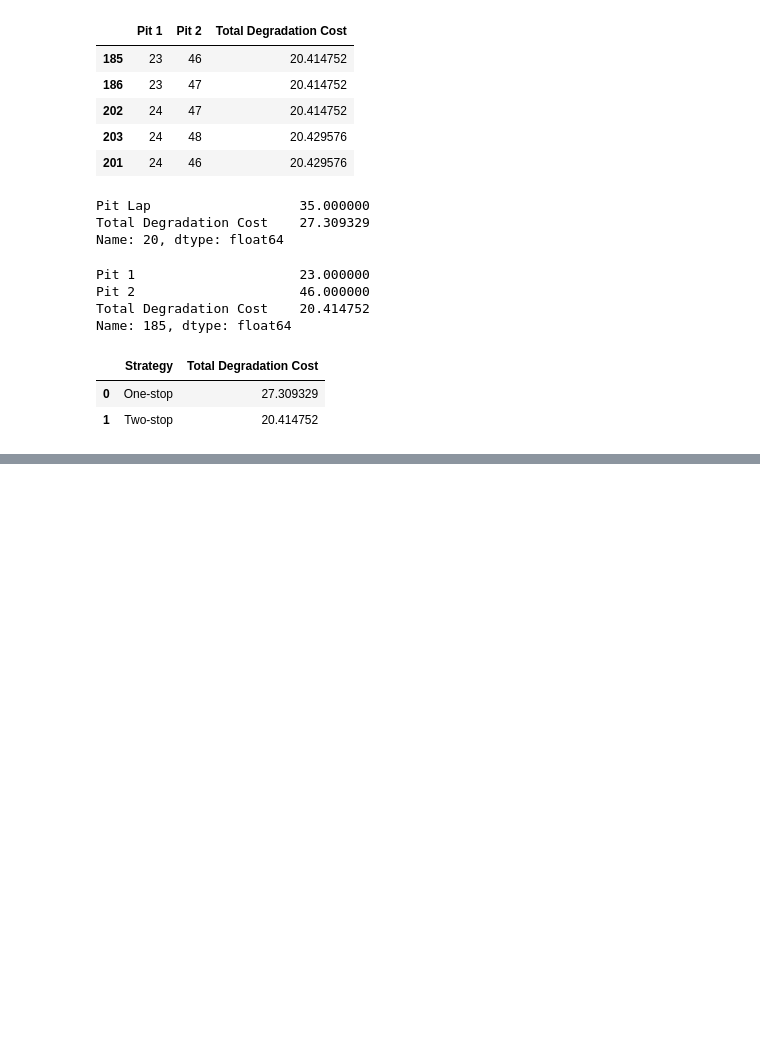
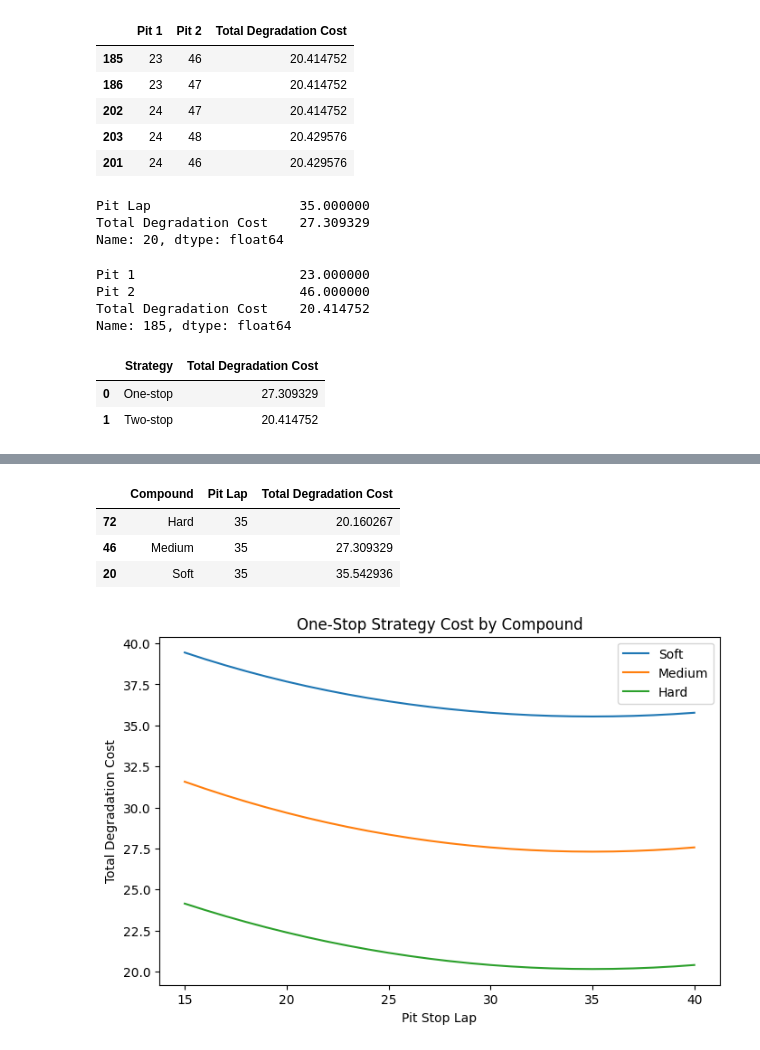
Before and after one commit to Sneha73685/f1-tyre-strategy-colab, a Jupyter notebook: tyre-degradation-simulation.ipynb, the cells around one changed output, grey strips where cells are left out. Cells and saved outputs as stored; diff of their text form; code cells hidden in the pictures; blank space fills up the shorter version.

```diff
--- a/tyre-degradation-simulation.ipynb
+++ b/tyre-degradation-simulation.ipynb
@@ -155,3 +155,25 @@ comparison_df
 |  | Strategy | Total Degradation Cost |
 | 0 | One-stop | 27.309329 |
 | 1 | Two-stop | 20.414752 |
+# %%
+compounds = ["Soft", "Medium", "Hard"]
+total_laps = 70
+pit_range = range(15, 41)
+
+compound_one_stop_results = []
+
+for compound in compounds:
+    model = TyreDegradationModel(compound=compound)
+
+    for pit in pit_range:
+        cost = one_stop_strategy(model, total_laps, pit)
+        compound_one_stop_results.append(
+            (compound, pit, cost)
+        )
+
+compound_one_stop_df = pd.DataFrame(
+    compound_one_stop_results,
+    columns=["Compound", "Pit Lap", "Total Degradation Cost"]
+)
+
+compound_one_stop_df.head()
@@ -157,0 +187,32 @@ comparison_df
+# %%
+best_one_stop_by_compound = (
+    compound_one_stop_df
+    .loc[compound_one_stop_df.groupby("Compound")["Total Degradation Cost"].idxmin()]
+)
+
+best_one_stop_by_compound
+# %% [output]
+|  | Compound | Pit Lap | Total Degradation Cost |
+| 72 | Hard | 35 | 20.160267 |
+| 46 | Medium | 35 | 27.309329 |
+| 20 | Soft | 35 | 35.542936 |
+# %%
+plt.figure(figsize=(8,5))
+
+for compound in compounds:
+    subset = compound_one_stop_df[
+        compound_one_stop_df["Compound"] == compound
+    ]
+    plt.plot(
+        subset["Pit Lap"],
+        subset["Total Degradation Cost"],
+        label=compound
+    )
+
+plt.xlabel("Pit Stop Lap")
+plt.ylabel("Total Degradation Cost")
+plt.title("One-Stop Strategy Cost by Compound")
+plt.legend()
+plt.show()
+# %% [output]
+[figure, added]
```
Also changed, not shown: parts of 3 cells of this notebook.
